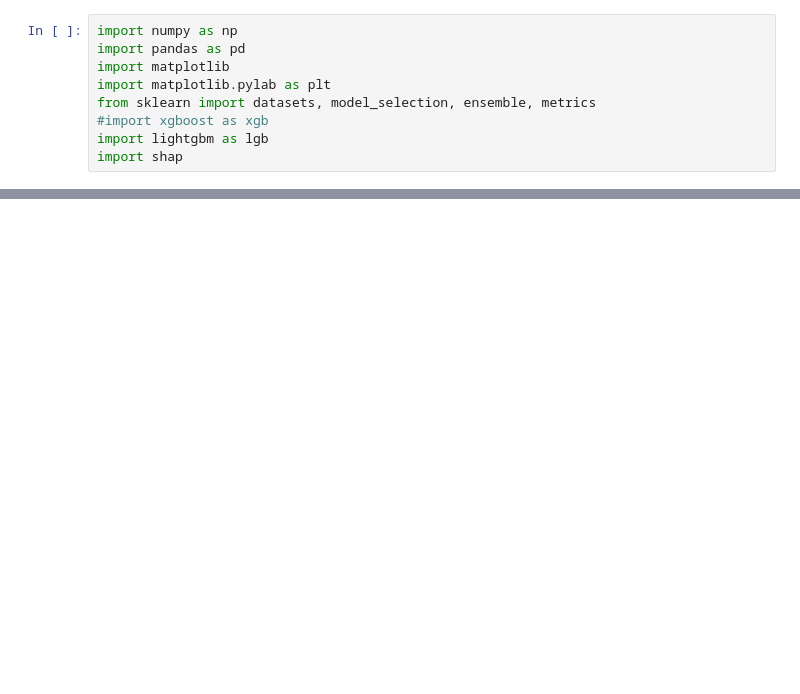
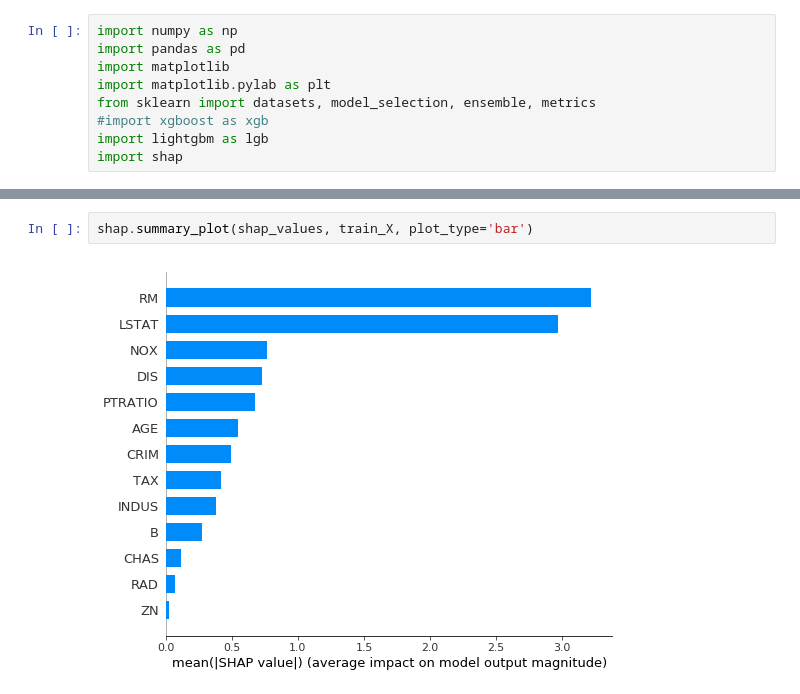
Before and after one commit to Gin04gh/datascience, a Jupyter notebook: samples_python/shap.ipynb, the cells around one changed output, grey strips where cells are left out. Drawn from its saved outputs; the diff is of its cells as text; blank space fills up the shorter version.

```diff
--- a/samples_python/shap.ipynb
+++ b/samples_python/shap.ipynb
@@ -9,0 +77,4 @@ import shap
+# %%
+shap.summary_plot(shap_values, train_X, plot_type='bar')
+# %% [output]
+[figure, added]
```
Also changed, not shown: parts of 20 cells of this notebook.
